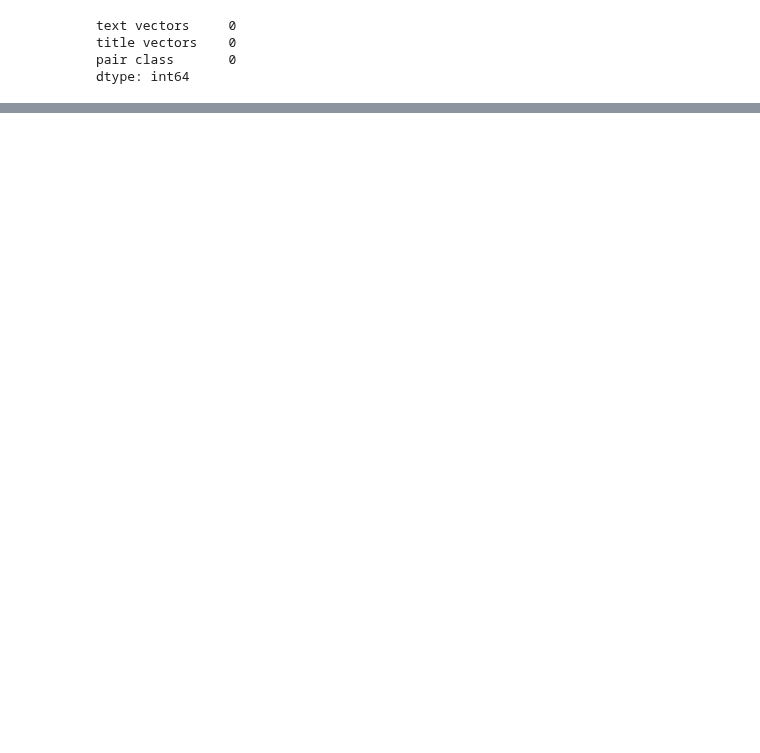
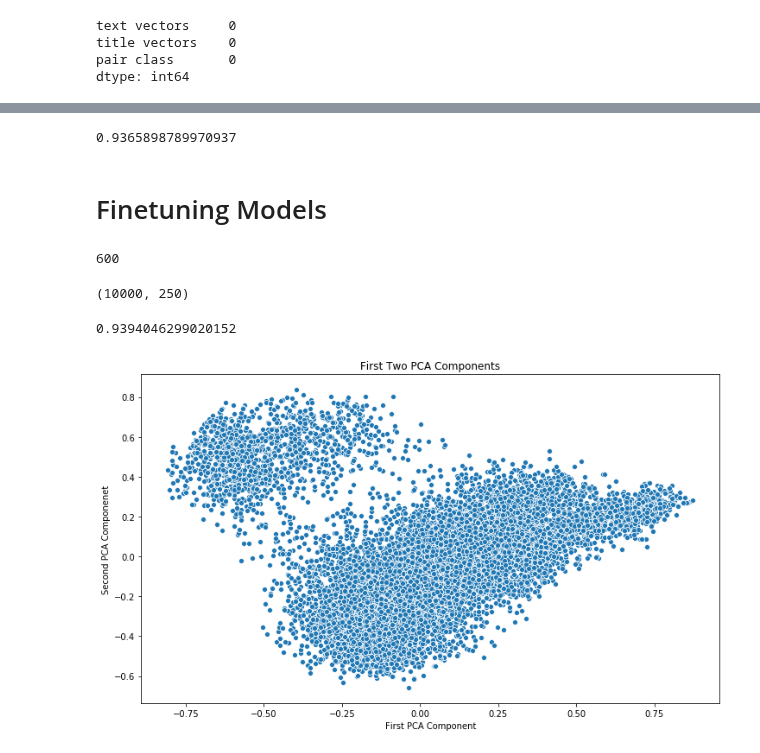
Before and after one commit to innawendell/Describing-Data-, a Jupyter notebook: Ads.ipynb, the cells around one changed output, grey strips where cells are left out. Saved outputs shown, nothing was run; the diff lists cells and outputs as text; code cells hidden in the pictures; blank space fills up the shorter version.

```diff
--- a/Ads.ipynb
+++ b/Ads.ipynb
@@ -537,0 +509,9 @@ pandas.core.series.Series
+# %%
+def df_converter(df):
+    resultant_lists = df['text vectors'].apply(list) + df['title vectors'].apply(list)
+
+    #print length for checking the length of concatenated vectors
+    print(len(resultant_lists.iloc[0]))
+
+    arrays = np.array(list(resultant_lists))
+    return arrays
@@ -703,0 +532,2 @@ lasso.score(test, new_y_test)
+# %%
+sample_training_df = training_df_mixed.sample(10000)
@@ -703,0 +548,4 @@ lasso.score(test, new_y_test)
+# %%
+print(sum(pca.explained_variance_ratio_))
+# %% [output]
+0.9365898789970937
@@ -703,0 +554,6 @@ lasso.score(test, new_y_test)
+# %% [markdown]
+# Finetuning Models
+# %%
+sample_training_arrays = df_converter(sample_training_df)
+# %% [output]
+600
@@ -703,0 +562,21 @@ lasso.score(test, new_y_test)
+# %%
+pca_sample = PCA(n_components = 250)
+X_train_sample_pca = pca_sample.fit_transform(sample_training_arrays)
+# %%
+X_train_sample_pca.shape
+# %% [output]
+(10000, 250)
+# %%
+print(sum(pca_sample.explained_variance_ratio_))
+# %% [output]
+0.9394046299020152
+# %%
+plt.figure(figsize=(12, 7))
+plt.title('First Two PCA Components')
+sns.scatterplot(X_train_sample_pca[:, 0], X_train_sample_pca[:, 1])
+plt.xlabel('First PCA Component')
+plt.ylabel('Second PCA Componenet')
+
+plt.show()
+# %% [output]
+[figure, added]
```
Also changed, not shown: parts of 113 cells of this notebook.
